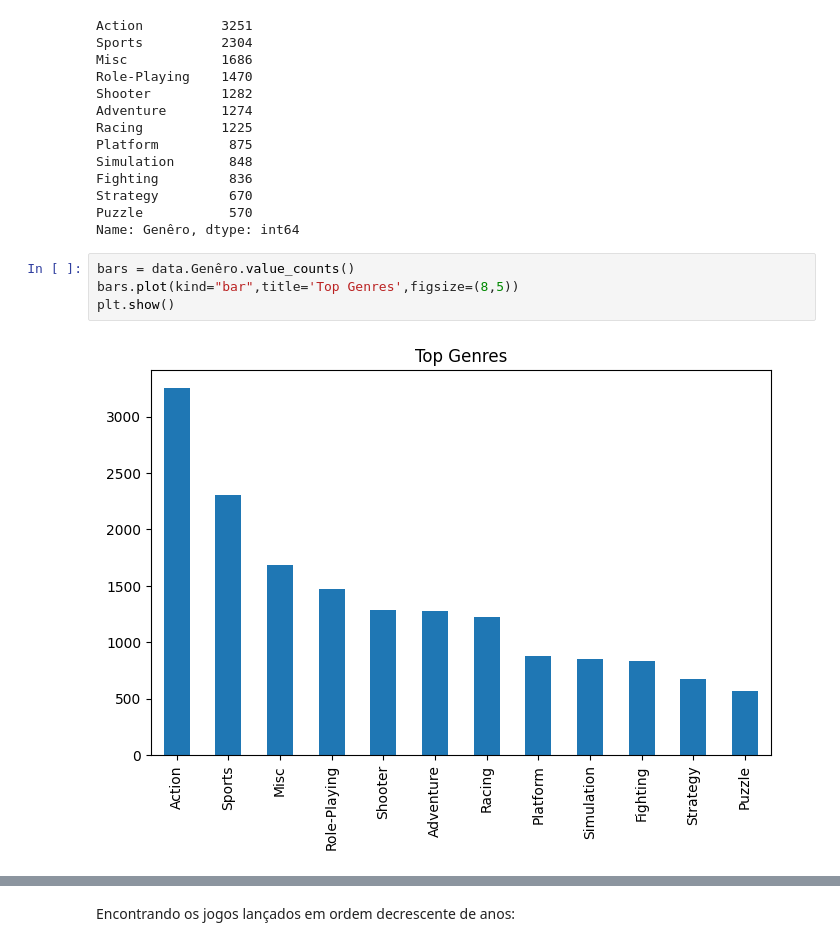
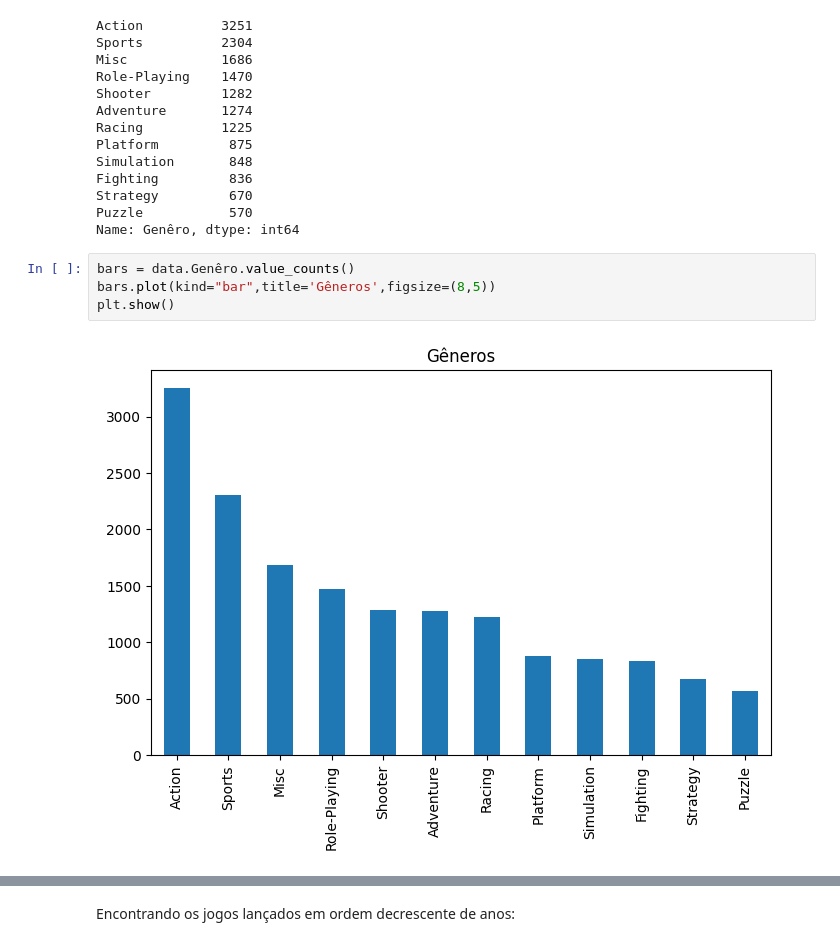
Before and after one commit to coderpaulo/primeira_analise_exploratoria, a Jupyter notebook: PrimeiraAnaliseDeDados.ipynb, the cells around one changed output, grey strips where cells are left out. Saved outputs shown, nothing was run; the diff lists cells and outputs as text.

```diff
--- a/PrimeiraAnaliseDeDados.ipynb
+++ b/PrimeiraAnaliseDeDados.ipynb
@@ -143,7 +146,7 @@ Puzzle           570
 Name: Genêro, dtype: int64
 # %%
 bars = data.Genêro.value_counts()
-bars.plot(kind="bar",title='Top Genres',figsize=(8,5))
+bars.plot(kind="bar",title='Gêneros',figsize=(8,5))
 plt.show()
 # %% [output]
-[figure, old version]
+[figure, new version]
```
Also changed, not shown: parts of 24 cells of this notebook.
